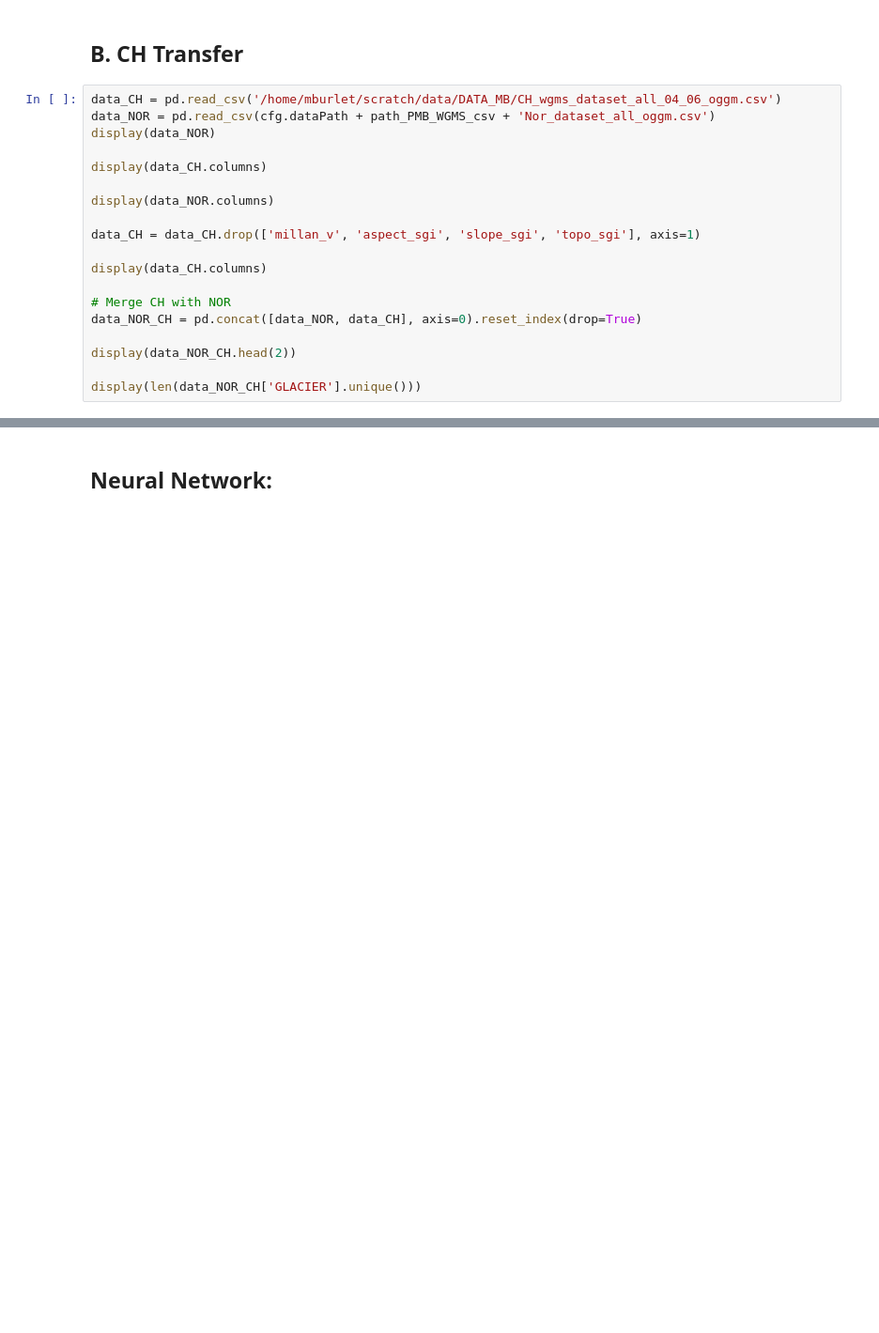
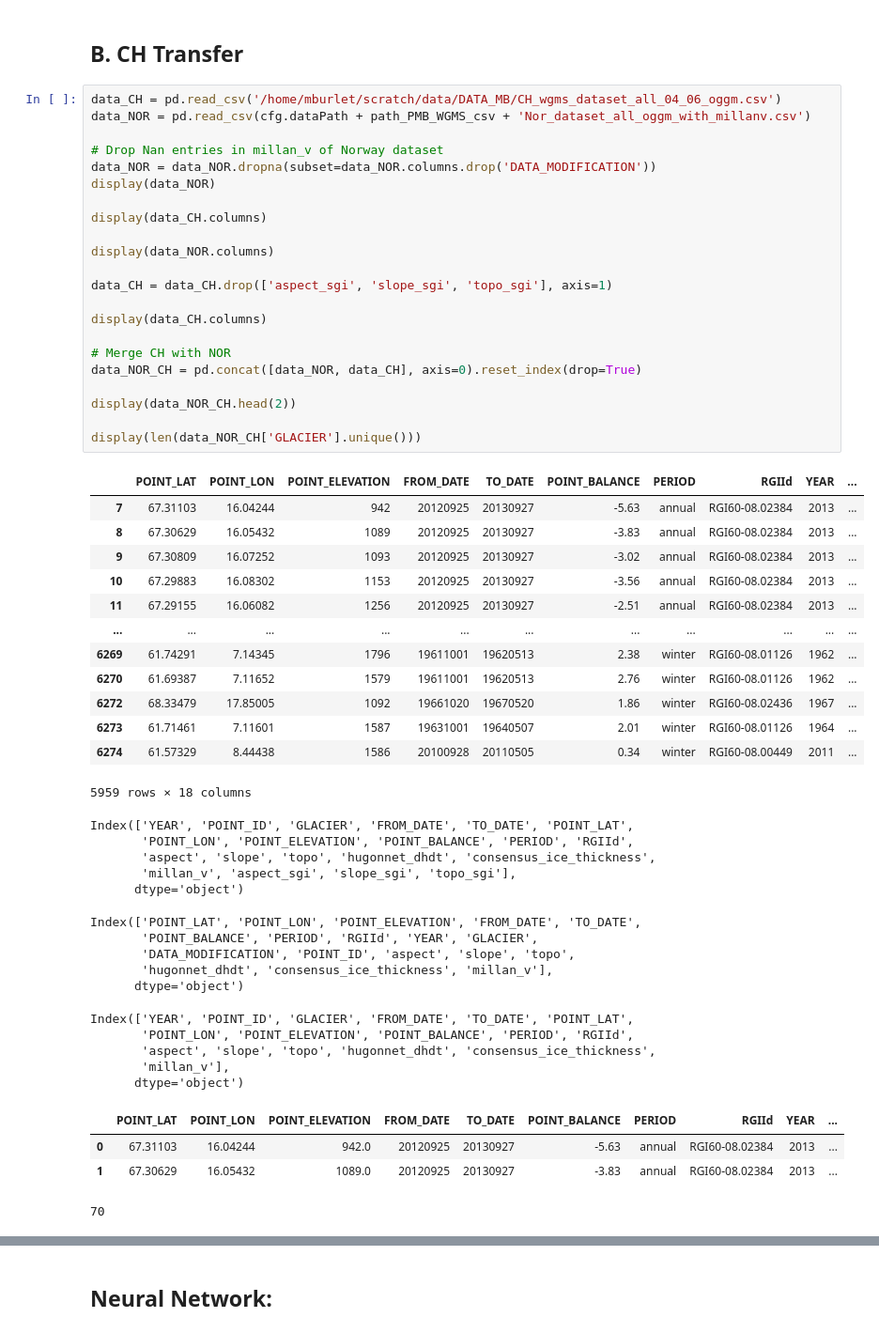
Before and after one commit to marvande/MassBalanceMachine, a Jupyter notebook: regions/Norway_mb/3.2.2 Train-ML-model-NN.ipynb, the cells around one changed output, grey strips where cells are left out. Shown at 94% size. Cells and saved outputs as stored; diff of their text form; blank space fills up the shorter version.

Commit message:
Added NN testing for all Regions combined, Periodspecific NN that branches between winter/annual and transferlearning finteuning for Norway

```diff
--- a/regions/Norway_mb/3.2.2 Train-ML-model-NN.ipynb
+++ b/regions/Norway_mb/3.2.2 Train-ML-model-NN.ipynb
@@ -230,23 +294,59 @@ y_val = df_X_val['POINT_BALANCE'].values
 ## B. CH Transfer
 # %%
 data_CH = pd.read_csv('/home/mburlet/scratch/data/DATA_MB/CH_wgms_dataset_all_04_06_oggm.csv')
-data_NOR = pd.read_csv(cfg.dataPath + path_PMB_WGMS_csv + 'Nor_dataset_all_oggm.csv')
+data_NOR = pd.read_csv(cfg.dataPath + path_PMB_WGMS_csv + 'Nor_dataset_all_oggm_with_millanv.csv')
+
+# Drop Nan entries in millan_v of Norway dataset
+data_NOR = data_NOR.dropna(subset=data_NOR.columns.drop('DATA_MODIFICATION'))
 display(data_NOR)
 
 display(data_CH.columns)
 
 display(data_NOR.columns)
 
-data_CH = data_CH.drop(['millan_v', 'aspect_sgi', 'slope_sgi', 'topo_sgi'], axis=1)
+data_CH = data_CH.drop(['aspect_sgi', 'slope_sgi', 'topo_sgi'], axis=1)
 
 display(data_CH.columns)
 
 # Merge CH with NOR
 data_NOR_CH = pd.concat([data_NOR, data_CH], axis=0).reset_index(drop=True)
 
 display(data_NOR_CH.head(2))
 
 display(len(data_NOR_CH['GLACIER'].unique()))
+# %% [output]
+|  | POINT_LAT | POINT_LON | POINT_ELEVATION | FROM_DATE | TO_DATE | POINT_BALANCE | PERIOD | RGIId | YEAR | ... |
+| 7 | 67.31103 | 16.04244 | 942 | 20120925 | 20130927 | -5.63 | annual | RGI60-08.02384 | 2013 | ... |
+| 8 | 67.30629 | 16.05432 | 1089 | 20120925 | 20130927 | -3.83 | annual | RGI60-08.02384 | 2013 | ... |
+| 9 | 67.30809 | 16.07252 | 1093 | 20120925 | 20130927 | -3.02 | annual | RGI60-08.02384 | 2013 | ... |
+| 10 | 67.29883 | 16.08302 | 1153 | 20120925 | 20130927 | -3.56 | annual | RGI60-08.02384 | 2013 | ... |
+| 11 | 67.29155 | 16.06082 | 1256 | 20120925 | 20130927 | -2.51 | annual | RGI60-08.02384 | 2013 | ... |
+| ... | ... | ... | ... | ... | ... | ... | ... | ... | ... | ... |
+| 6269 | 61.74291 | 7.14345 | 1796 | 19611001 | 19620513 | 2.38 | winter | RGI60-08.01126 | 1962 | ... |
+| 6270 | 61.69387 | 7.11652 | 1579 | 19611001 | 19620513 | 2.76 | winter | RGI60-08.01126 | 1962 | ... |
+| 6272 | 68.33479 | 17.85005 | 1092 | 19661020 | 19670520 | 1.86 | winter | RGI60-08.02436 | 1967 | ... |
+| 6273 | 61.71461 | 7.11601 | 1587 | 19631001 | 19640507 | 2.01 | winter | RGI60-08.01126 | 1964 | ... |
+| 6274 | 61.57329 | 8.44438 | 1586 | 20100928 | 20110505 | 0.34 | winter | RGI60-08.00449 | 2011 | ... |
+5959 rows × 18 columns
+Index(['YEAR', 'POINT_ID', 'GLACIER', 'FROM_DATE', 'TO_DATE', 'POINT_LAT',
+       'POINT_LON', 'POINT_ELEVATION', 'POINT_BALANCE', 'PERIOD', 'RGIId',
+       'aspect', 'slope', 'topo', 'hugonnet_dhdt', 'consensus_ice_thickness',
+       'millan_v', 'aspect_sgi', 'slope_sgi', 'topo_sgi'],
+      dtype='object')
+Index(['POINT_LAT', 'POINT_LON', 'POINT_ELEVATION', 'FROM_DATE', 'TO_DATE',
+       'POINT_BALANCE', 'PERIOD', 'RGIId', 'YEAR', 'GLACIER',
+       'DATA_MODIFICATION', 'POINT_ID', 'aspect', 'slope', 'topo',
+       'hugonnet_dhdt', 'consensus_ice_thickness', 'millan_v'],
+      dtype='object')
+Index(['YEAR', 'POINT_ID', 'GLACIER', 'FROM_DATE', 'TO_DATE', 'POINT_LAT',
+       'POINT_LON', 'POINT_ELEVATION', 'POINT_BALANCE', 'PERIOD', 'RGIId',
+       'aspect', 'slope', 'topo', 'hugonnet_dhdt', 'consensus_ice_thickness',
+       'millan_v'],
+      dtype='object')
+|  | POINT_LAT | POINT_LON | POINT_ELEVATION | FROM_DATE | TO_DATE | POINT_BALANCE | PERIOD | RGIId | YEAR | ... |
+| 0 | 67.31103 | 16.04244 | 942.0 | 20120925 | 20130927 | -5.63 | annual | RGI60-08.02384 | 2013 | ... |
+| 1 | 67.30629 | 16.05432 | 1089.0 | 20120925 | 20130927 | -3.83 | annual | RGI60-08.02384 | 2013 | ... |
+70
 # %%
 data_CH_NOR_test = data_NOR_CH.copy()
 
```
Also changed, not shown: parts of 18 cells of this notebook, 15 other files.
